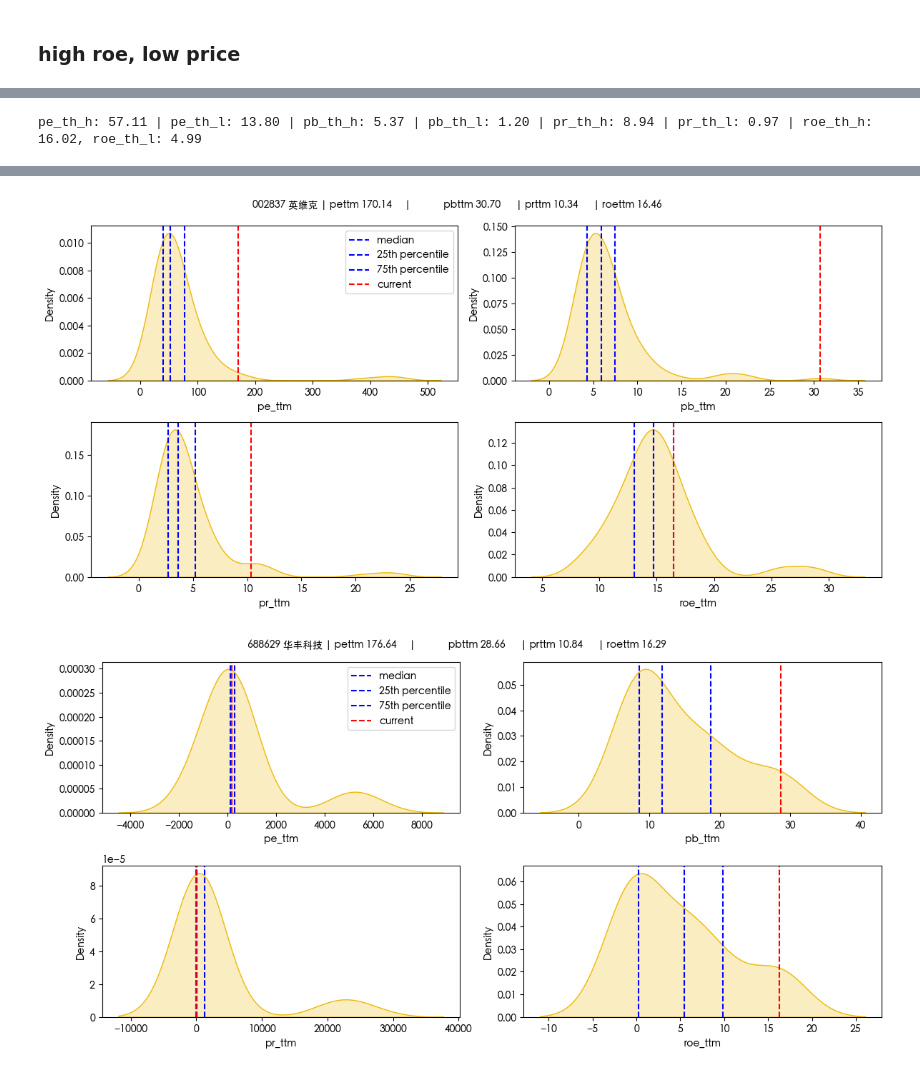
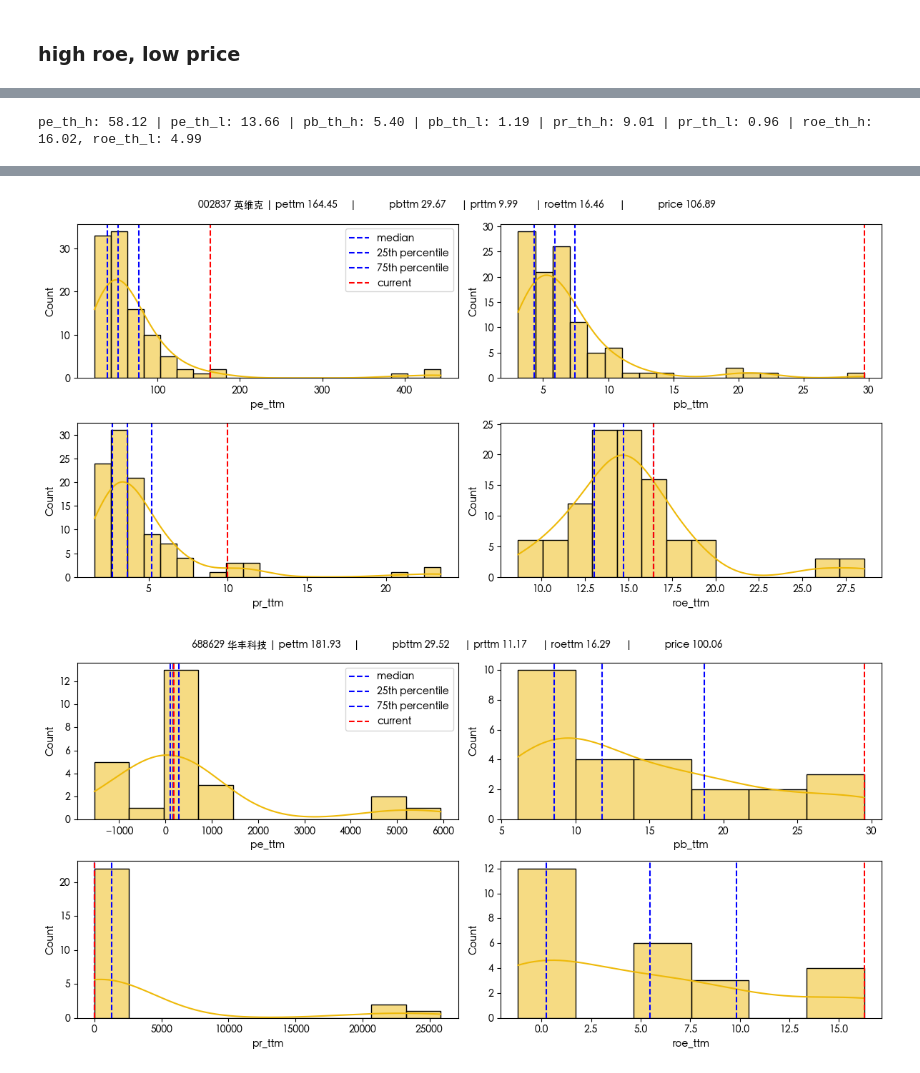
Before and after one commit to ProfessorErdo/stock-trend-tracker, a Jupyter notebook: notebooks/four_quadrants.ipynb, the cells around one changed output, grey strips where cells are left out. Cells and saved outputs as stored; diff of their text form; code cells hidden in the pictures.

```diff
--- a/notebooks/four_quadrants.ipynb
+++ b/notebooks/four_quadrants.ipynb
@@ -63,7 +63,7 @@ def plot_stock_values(stock_codes, price_date):
         axes = axes.flatten()
 
         # pe ttm distribution
-        sns.kdeplot(financial_price, x='pe_ttm', fill=True, color="#eeb908", ax=axes[0])
+        sns.histplot(financial_price, x='pe_ttm', fill=True, color="#eeb908", kde=True, ax=axes[0])
 
         # median pettm
         axes[0].axvline(x=financial_price['pe_ttm'].median(), color='blue', linestyle='--', label='median')
@@ -77,7 +77,7 @@ def plot_stock_values(stock_codes, price_date):
         axes[0].legend()
 
         # pb ttm distribution
-        sns.kdeplot(financial_price, x='pb_ttm', fill=True, color="#eeb908", ax=axes[1])
+        sns.histplot(financial_price, x='pb_ttm', fill=True, color="#eeb908", kde=True, ax=axes[1])
 
         # median pbttm
         axes[1].axvline(x=financial_price['pb_ttm'].median(), color='blue', linestyle='--')
@@ -89,7 +89,7 @@ def plot_stock_values(stock_codes, price_date):
         axes[1].axvline(x=financial_price.iloc[-1, -4], color='red', linestyle='--')
 
         # pr ttm distribution
-        sns.kdeplot(financial_price, x='pr_ttm', fill=True, color="#eeb908", ax=axes[2])
+        sns.histplot(financial_price, x='pr_ttm', fill=True, color="#eeb908", kde=True, ax=axes[2])
 
         # median prttm
         axes[2].axvline(x=financial_price['pr_ttm'].median(), color='blue', linestyle='--')
@@ -101,7 +101,7 @@ def plot_stock_values(stock_codes, price_date):
         axes[2].axvline(x=financial_price.iloc[-1, -3], color='red', linestyle='--')
 
         # roe ttm distribution
-        sns.kdeplot(financial_price, x='roe_ttm', fill=True, color="#eeb908", ax=axes[3])
+        sns.histplot(financial_price, x='roe_ttm', fill=True, color="#eeb908", kde=True, ax=axes[3])
 
         # median roettm
         axes[3].axvline(x=financial_price['roe_ttm'].median(), color='blue', linestyle='--')
@@ -115,7 +115,8 @@ def plot_stock_values(stock_codes, price_date):
         stock_names = pd.read_csv("../data/input/stock_names_full.csv")
         stock_name = stock_names[stock_names['code'] == int(stock_code)]['name'].values[0]
         fig.suptitle(f"{stock_code} {stock_name} | pettm {financial_price.iloc[-1, -5]:<10.2f} | \
-            pbttm {financial_price.iloc[-1, -4]:<10.2f} | prttm {financial_price.iloc[-1, -3]:<10.2f} | roettm {financial_price.iloc[-1, -6]:<10.2f}",
+            pbttm {financial_price.iloc[-1, -4]:<10.2f} | prttm {financial_price.iloc[-1, -3]:<10.2f} | roettm {financial_price.iloc[-1, -6]:<10.2f} | \
+            price {financial_price.iloc[-1, 3]:<10.2f} ",
             fontsize=10)
         plt.tight_layout()
         plt.show()
@@ -149,10 +150,10 @@ quadrant == 4: high roe, low price (pe, pb, pr)
 """
 
 threshold = 0.2
-price_date = "20251226"
+price_date = "20251231"
 quadrant = 1
 
 stock_code = get_stock_codes(price_date, threshold, quadrant)
 plot_stock_values(stock_code, price_date)
 # %% [output]
-pe_th_h: 57.11 | pe_th_l: 13.80 | pb_th_h: 5.37 | pb_th_l: 1.20 | pr_th_h: 8.94 | pr_th_l: 0.97 | roe_th_h: 16.02, roe_th_l: 4.99
+pe_th_h: 58.12 | pe_th_l: 13.66 | pb_th_h: 5.40 | pb_th_l: 1.19 | pr_th_h: 9.01 | pr_th_l: 0.96 | roe_th_h: 16.02, roe_th_l: 4.99
@@ -160,2 +161,2 @@ pe_th_h: 57.11 | pe_th_l: 13.80 | pb_th_h: 5.37 | pb_th_l: 1.20 | pr_th_h: 8.94
-[figure, old version]
+[figure, new version]
-[figure, old version]
+[figure, new version]
```
Also changed, not shown: parts of 2 cells of this notebook, 1 other file.
